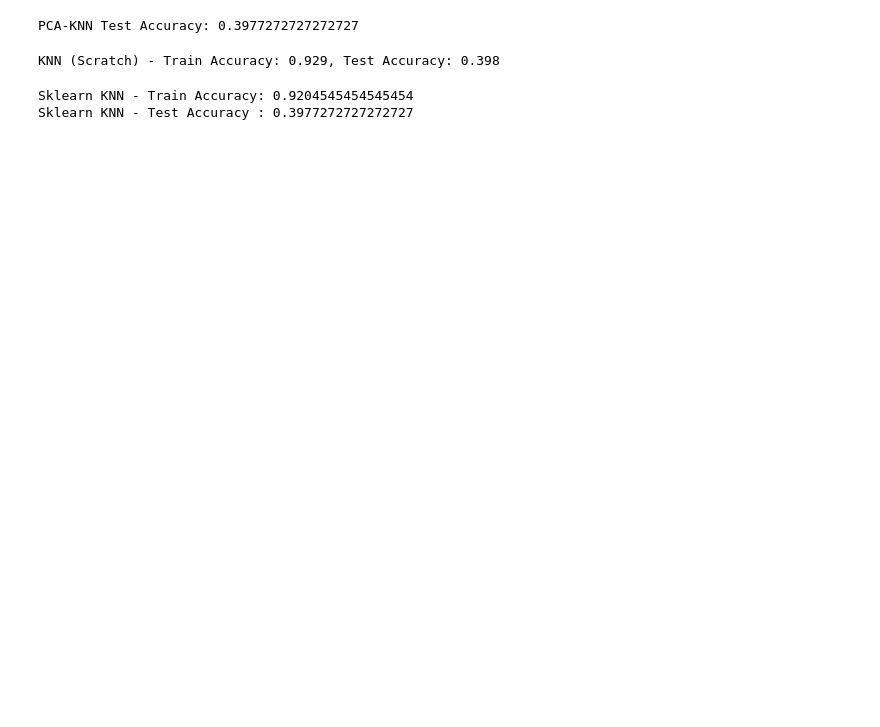
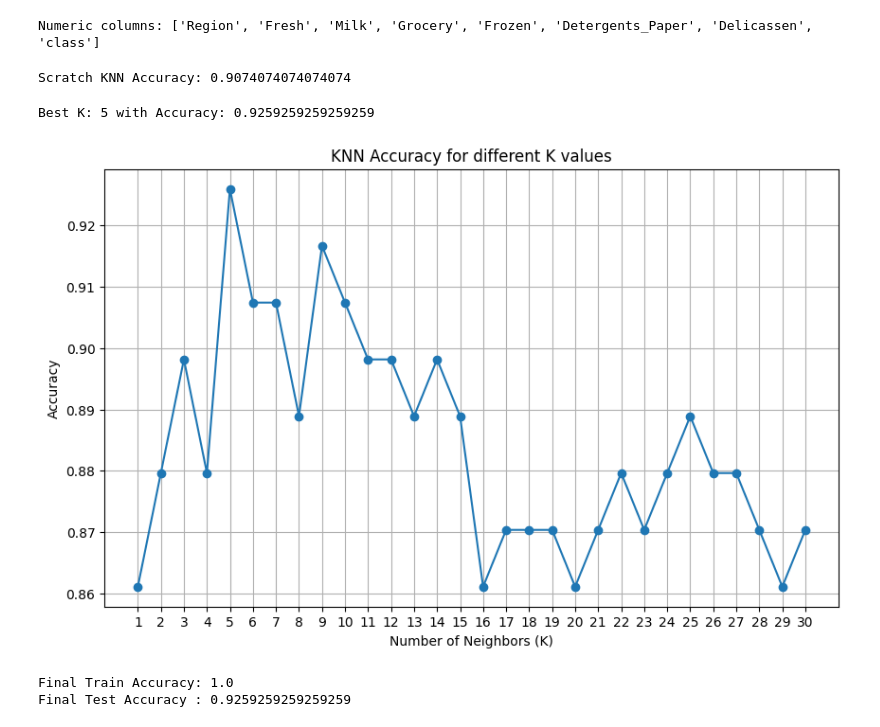
Before and after one commit to aadarshsenapati/machine-learning, a Jupyter notebook: Knn.ipynb, the cells around one changed output. Saved outputs shown, nothing was run; the diff lists cells and outputs as text; code cells hidden in the pictures; blank space fills up the shorter version.

```diff
--- a/Knn.ipynb
+++ b/Knn.ipynb
@@ -166,3 +72,10 @@ Name: count, dtype: int64
+# %%
+numeric_cols = df.select_dtypes(include=[np.number]).columns.tolist()
+print("Numeric columns:", numeric_cols)
+X = df[numeric_cols].drop("class", axis=1)
+y = df["class"]
+# %% [output]
+Numeric columns: ['Region', 'Fresh', 'Milk', 'Grocery', 'Frozen', 'Detergents_Paper', 'Delicassen', 'class']
 # %%
-X = df_clean.drop("class", axis=1).values
-y = df_clean["class"].values
+X = df[numeric_cols].drop("class", axis=1)
+X = np.log1p(X)
@@ -191,31 +115,42 @@ class KNNClassifier:
-# %%
-from sklearn.decomposition import PCA
-
-pca = PCA(n_components=0.95)
-X_train_pca = pca.fit_transform(X_train)
-X_test_pca = pca.transform(X_test)
-
-knn = KNNClassifier(k=7)
-knn.fit(X_train_pca, y_train)
-print("PCA-KNN Test Accuracy:", knn.score(X_test_pca, y_test))
-# %% [output]
-PCA-KNN Test Accuracy: 0.3977272727272727
-# %%
-knn_scratch = KNNClassifier(k=5)
-knn_scratch.fit(X_train, y_train)
-train_acc = knn_scratch.score(X_train, y_train)
-test_acc = knn_scratch.score(X_test, y_test)
-print(f"KNN (Scratch) - Train Accuracy: {train_acc:.3f}, Test Accuracy: {test_acc:.3f}")
-# %% [output]
-KNN (Scratch) - Train Accuracy: 0.929, Test Accuracy: 0.398
+# %%
+knn_scratch = KNN_Scratch(k=7)
+knn_scratch.fit(X_train, y_train)
+y_pred_scratch = knn_scratch.predict(X_test)
+print("Scratch KNN Accuracy:", np.mean(y_pred_scratch == y_test))
+# %% [output]
+Scratch KNN Accuracy: 0.9074074074074074
+# %%
+from sklearn.neighbors import KNeighborsClassifier
+from sklearn.metrics import accuracy_score
+k_values = range(1, 31)
+accuracies = []
+for k in k_values:
+    knn = KNeighborsClassifier(n_neighbors=k)
+    knn.fit(X_train, y_train)
+    y_pred = knn.predict(X_test)
+    acc = accuracy_score(y_test, y_pred)
+    accuracies.append(acc)
+# %%
+best_k = k_values[np.argmax(accuracies)]
+print("Best K:", best_k, "with Accuracy:", max(accuracies))
+# %% [output]
+Best K: 5 with Accuracy: 0.9259259259259259
+# %%
+plt.figure(figsize=(10,6))
+plt.plot(k_values, accuracies, marker='o')
+plt.xlabel("Number of Neighbors (K)")
+plt.ylabel("Accuracy")
+plt.title("KNN Accuracy for different K values")
+plt.xticks(k_values)
+plt.grid(True)
+plt.show()
+# %% [output]
+[figure, added]
 # %%
-from sklearn.neighbors import KNeighborsClassifier
-
-knn_sklearn = KNeighborsClassifier(n_neighbors=5)
-knn_sklearn.fit(X_train, y_train)
-
-print("Sklearn KNN - Train Accuracy:", knn_sklearn.score(X_train, y_train))
-print("Sklearn KNN - Test Accuracy :", knn_sklearn.score(X_test, y_test))
+final_knn = KNeighborsClassifier(n_neighbors=best_k, weights="distance")
+final_knn.fit(X_train, y_train)
+print("Final Train Accuracy:", final_knn.score(X_train, y_train))
+print("Final Test Accuracy :", final_knn.score(X_test, y_test))
 # %% [output]
-Sklearn KNN - Train Accuracy: 0.9204545454545454
-Sklearn KNN - Test Accuracy : 0.3977272727272727
+Final Train Accuracy: 1.0
+Final Test Accuracy : 0.9259259259259259
```
Also changed, not shown: parts of 18 cells of this notebook.
